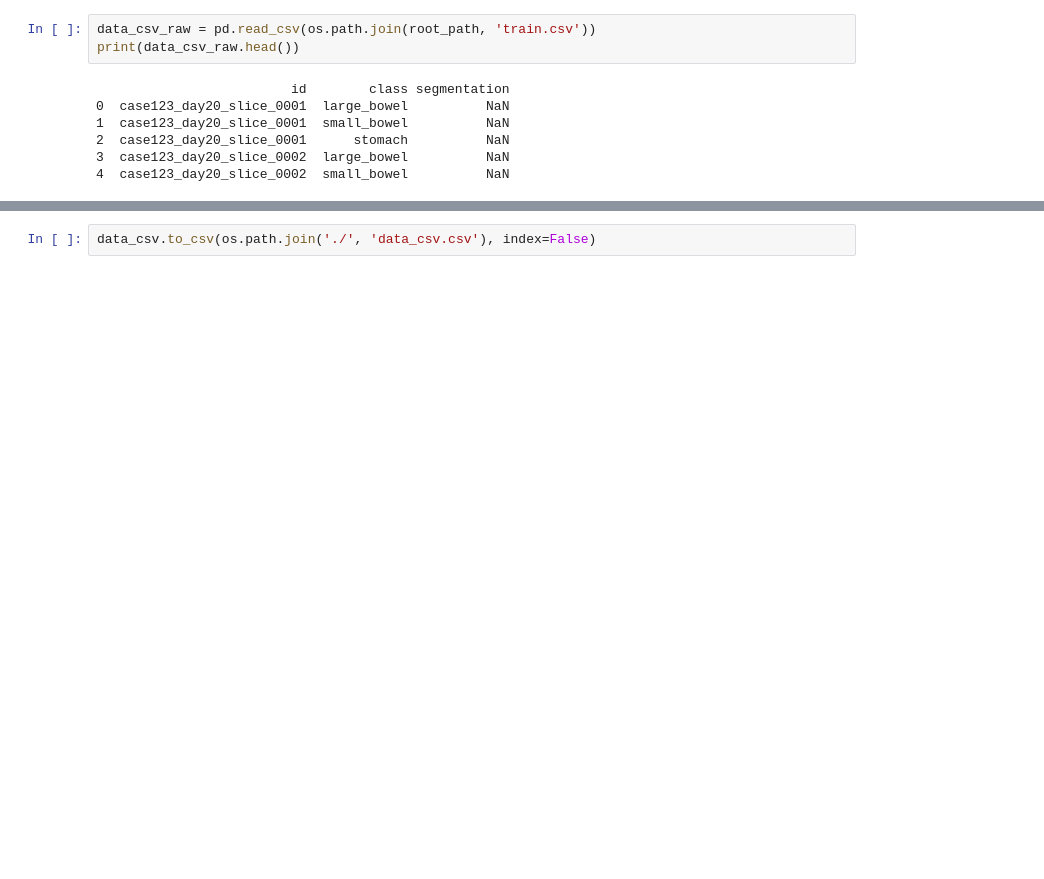
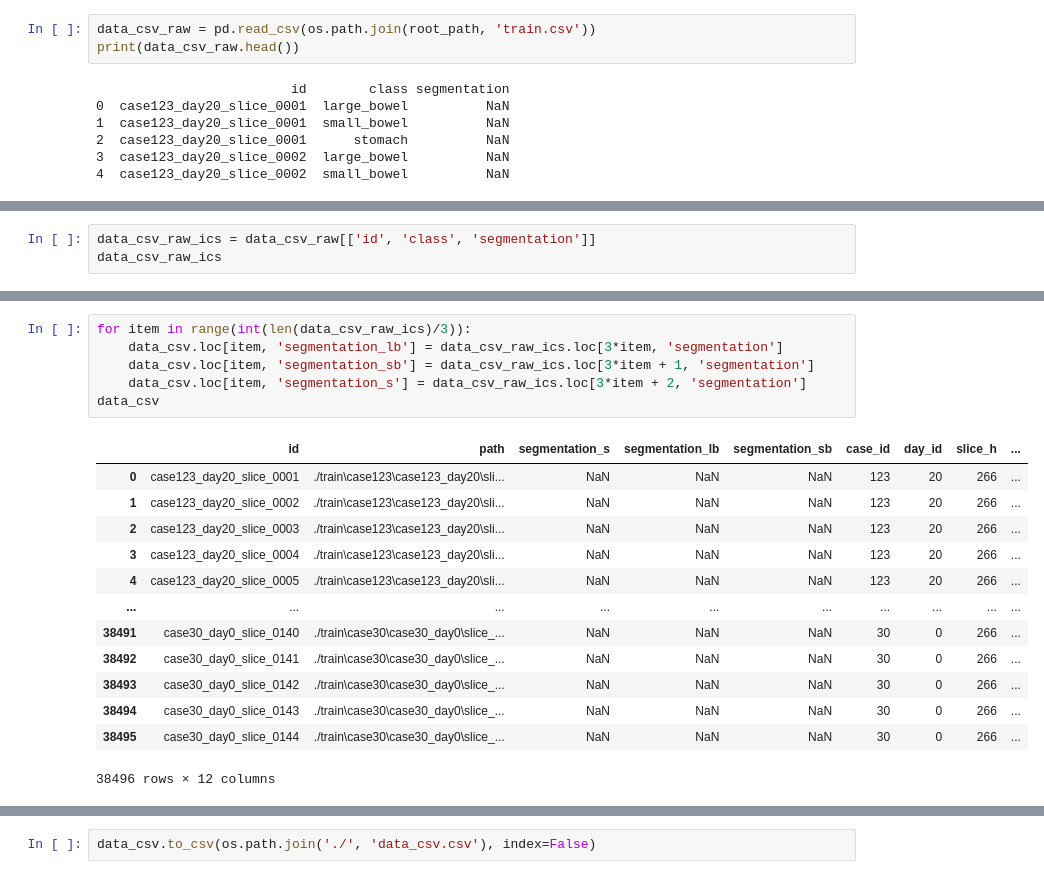
Before and after one commit to HDTX-code/Kaggle_uw, a Jupyter notebook: EDA.ipynb, the cells around one changed output, grey strips where cells are left out. Saved outputs shown, nothing was run; the diff lists cells and outputs as text; blank space fills up the shorter version.

```diff
--- a/EDA.ipynb
+++ b/EDA.ipynb
@@ -83,0 +98,3 @@ freq     77760   77760       111888       111888      822
+# %%
+data_csv_raw_ics = data_csv_raw[['id', 'class', 'segmentation']]
+data_csv_raw_ics
@@ -83,0 +115,20 @@ freq     77760   77760       111888       111888      822
+# %%
+for item in range(int(len(data_csv_raw_ics)/3)):
+    data_csv.loc[item, 'segmentation_lb'] = data_csv_raw_ics.loc[3*item, 'segmentation']
+    data_csv.loc[item, 'segmentation_sb'] = data_csv_raw_ics.loc[3*item + 1, 'segmentation']
+    data_csv.loc[item, 'segmentation_s'] = data_csv_raw_ics.loc[3*item + 2, 'segmentation']
+data_csv
+# %% [output]
+|  | id | path | segmentation_s | segmentation_lb | segmentation_sb | case_id | day_id | slice_h | ... |
+| 0 | case123_day20_slice_0001 | ./train\case123\case123_day20\sli... | NaN | NaN | NaN | 123 | 20 | 266 | ... |
+| 1 | case123_day20_slice_0002 | ./train\case123\case123_day20\sli... | NaN | NaN | NaN | 123 | 20 | 266 | ... |
+| 2 | case123_day20_slice_0003 | ./train\case123\case123_day20\sli... | NaN | NaN | NaN | 123 | 20 | 266 | ... |
+| 3 | case123_day20_slice_0004 | ./train\case123\case123_day20\sli... | NaN | NaN | NaN | 123 | 20 | 266 | ... |
+| 4 | case123_day20_slice_0005 | ./train\case123\case123_day20\sli... | NaN | NaN | NaN | 123 | 20 | 266 | ... |
+| ... | ... | ... | ... | ... | ... | ... | ... | ... | ... |
+| 38491 | case30_day0_slice_0140 | ./train\case30\case30_day0\slice_... | NaN | NaN | NaN | 30 | 0 | 266 | ... |
+| 38492 | case30_day0_slice_0141 | ./train\case30\case30_day0\slice_... | NaN | NaN | NaN | 30 | 0 | 266 | ... |
+| 38493 | case30_day0_slice_0142 | ./train\case30\case30_day0\slice_... | NaN | NaN | NaN | 30 | 0 | 266 | ... |
+| 38494 | case30_day0_slice_0143 | ./train\case30\case30_day0\slice_... | NaN | NaN | NaN | 30 | 0 | 266 | ... |
+| 38495 | case30_day0_slice_0144 | ./train\case30\case30_day0\slice_... | NaN | NaN | NaN | 30 | 0 | 266 | ... |
+38496 rows × 12 columns
```
Also changed, not shown: parts of 16 cells of this notebook.
